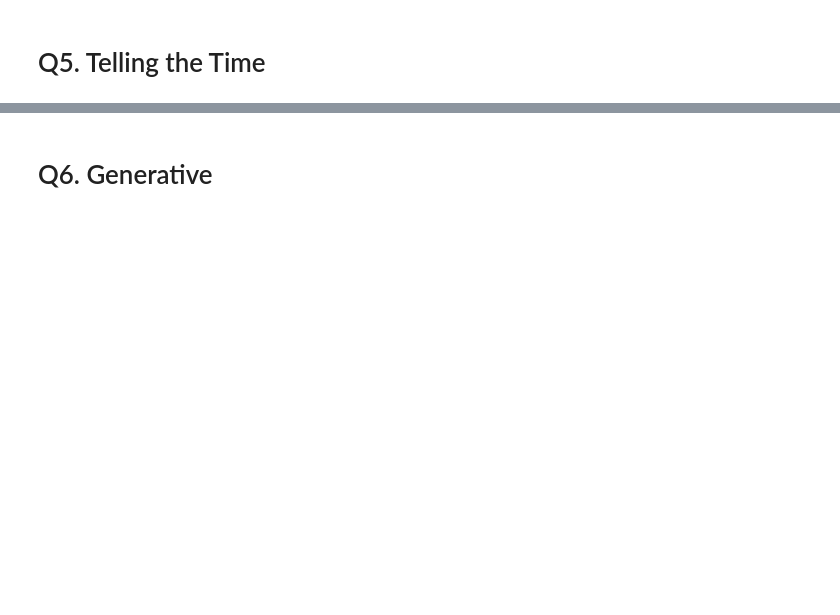
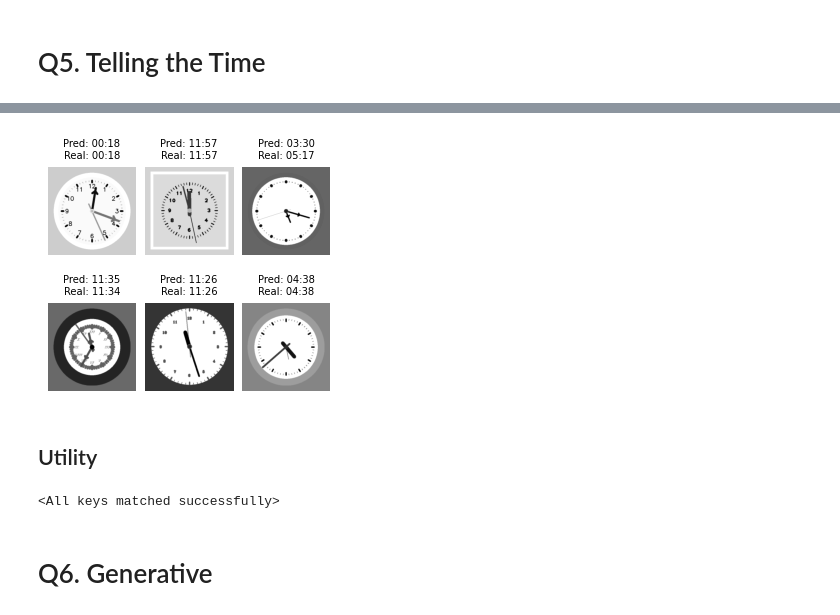
Before and after one commit to tomster12/PADL-coursework, a Jupyter notebook: padl.ipynb, the cells around one changed output, grey strips where cells are left out. Saved outputs shown, nothing was run; the diff lists cells and outputs as text; code cells hidden in the pictures; blank space fills up the shorter version.

```diff
--- a/padl.ipynb
+++ b/padl.ipynb
@@ -625,0 +872,31 @@ Test loss: 69.1021957397461
+# %%
+# Evaluate model against full validation set
+model.to(device)
+model.eval()
+with torch.no_grad():
+    all_real_y = []
+    all_pred_y = []
+    for images, real_y in validation_loader:
+        images = images.to(device)
+        pred_y = model(images).cpu()
+        all_real_y.append(onehot_to_label(real_y))
+        all_pred_y.append(onehot_to_label(pred_y))
+    validation_loss = criterion_eval(torch.cat(all_pred_y), torch.cat(all_real_y)).item()
+print(f"Validation Loss: {validation_loss}")
+
+# Visualise the first 6 images, show predicted vs real labels
+plt.figure(figsize=(3, 3))
+plt.rc("font", size=6)
+for i in range(6):
+    image, real_y = validation_dataset[i]
+    image = image.to(device)
+    pred_y = onehot_to_label(model(image.unsqueeze(0))).cpu().numpy()
+    real_y = onehot_to_label(real_y.unsqueeze(0)).cpu().numpy()
+    image = image.squeeze(0).squeeze(0).cpu().numpy()
+    plt.subplot(2, 3, i + 1)
+    plt.imshow(image, cmap="gray")
+    plt.title(f"Pred: {int(pred_y[0,0]):02d}:{int(pred_y[0,1]):02d}\nReal: {int(real_y[0,0]):02d}:{int(real_y[0,1]):02d}")
+    plt.axis("off")
+plt.tight_layout()
+plt.show()
+# %% [output]
@@ -625,0 +904,3 @@ Test loss: 69.1021957397461
+[figure, added]
+# %% [markdown]
+## Utility
@@ -626,2 +910,8 @@ Test loss: 69.1021957397461
+# %%
+# Load model from file
+model = ClockClassificationCNN()
+model.load_state_dict(torch.load("clock_model.pt"))
+# %% [output]
+<All keys matched successfully>
 # %% [markdown]
 # Q6. Generative
```
Also changed, not shown: parts of 33 cells of this notebook, 3 other files.
